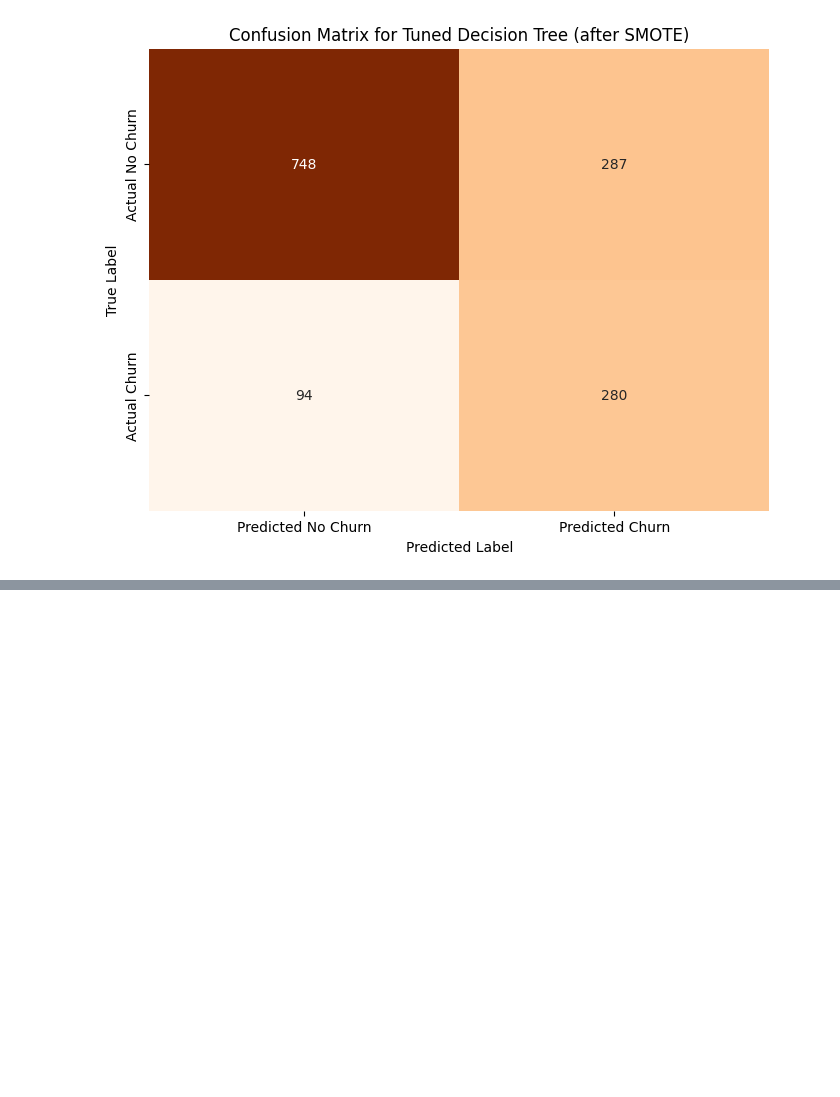
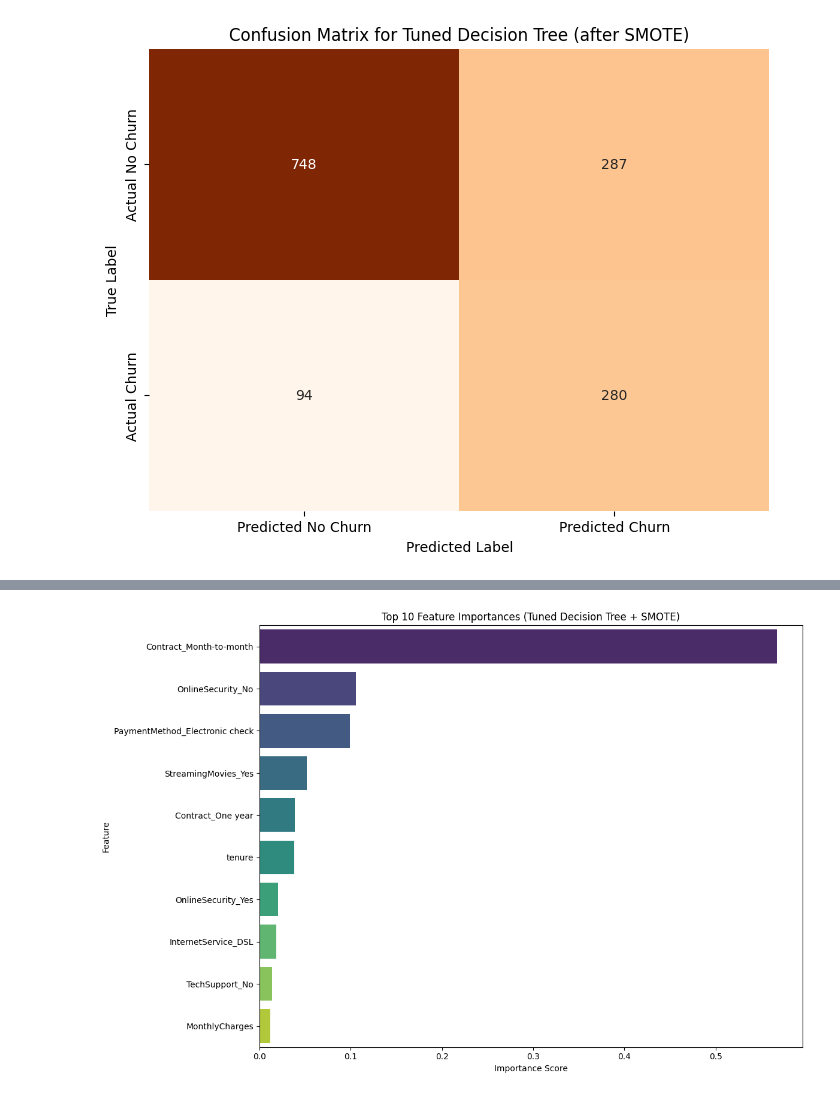
Before and after one commit to lorettayong/Customer-Churn-Prediction, a Jupyter notebook: churn_prediction.ipynb, the cells around one changed output, grey strips where cells are left out. Saved outputs shown, nothing was run; the diff lists cells and outputs as text; code cells hidden in the pictures; blank space fills up the shorter version.

Commit message:
Phase 7: Feature Importance Analysis and README update

```diff
--- a/churn_prediction.ipynb
+++ b/churn_prediction.ipynb
@@ -1115,0 +1124,19 @@ plt.show()
+# %%
+# 1. Extract Feature Importances from the Tuned Decision Tree (after SMOTE)
+# Decision Tree models have a 'feature_importances_' attribute.
+feature_importances = model_dt_resampled.feature_importances_
+
+# Get the names of the processed features
+processed_feature_names = X_train_processed_df.columns
+
+# Create a DataFrame for better visualisation and sorting
+importance_df = pd.DataFrame({
+    'Feature': processed_feature_names,
+    'Importance': feature_importances
+})
+
+# Sort features by importance in descending order
+importance_df = importance_df.sort_values(by='Importance', ascending=False)
+
+print("\nTop 10 Most Important Features:")
+print(importance_df.head(10))
@@ -1115,0 +1156,11 @@ plt.show()
+# %%
+# 3. Visualise Feature Importances
+plt.figure(figsize=(12, 8))
+sns.barplot(x='Importance', y='Feature', data=importance_df.head(10), palette='viridis')
+plt.title('Top 10 Feature Importances (Tuned Decision Tree + SMOTE)')
+plt.xlabel('Importance Score')
+plt.ylabel('Feature')
+plt.tight_layout()
+plt.show()
+# %% [output]
+[figure, added]
```
Also changed, not shown: parts of 2 cells of this notebook, 1 other file.
